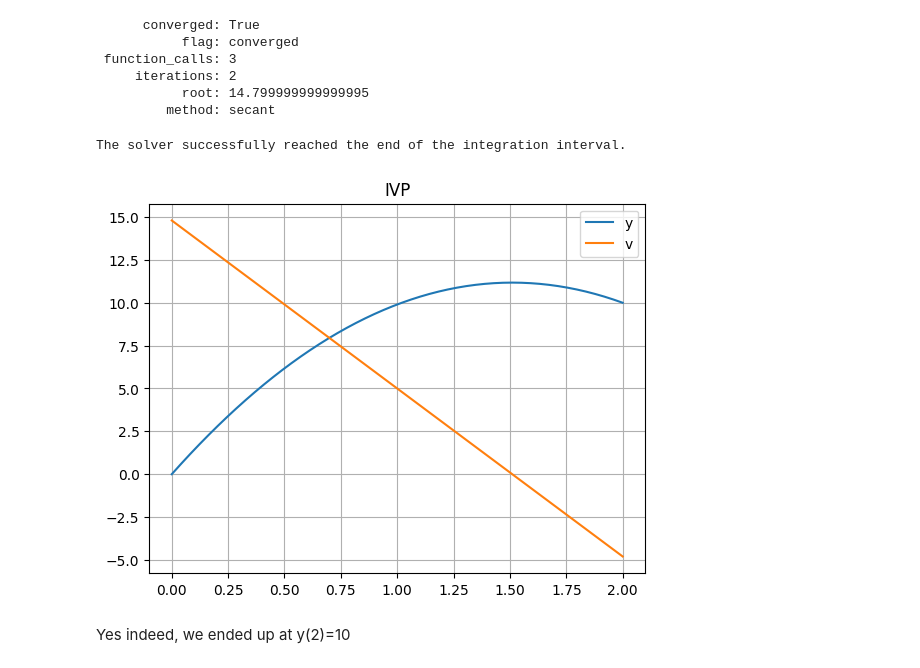
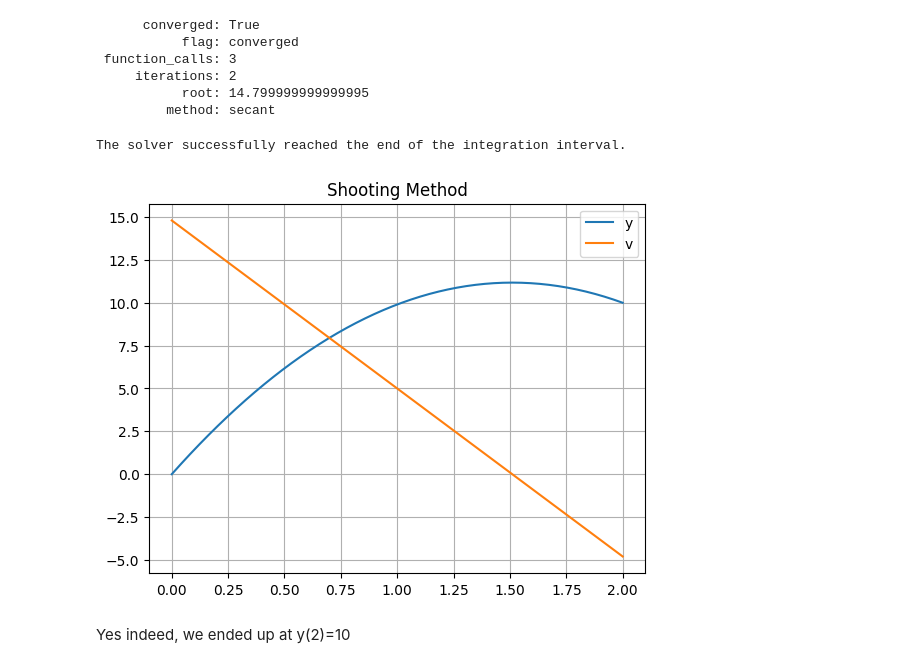
Before and after one commit to mdaugherity/Numerical2024, a Jupyter notebook: ode/Week_10_BVP.ipynb, the cells around one changed output. Saved outputs shown, nothing was run; the diff lists cells and outputs as text; code cells hidden in the pictures.

```diff
--- a/ode/Week_10_BVP.ipynb
+++ b/ode/Week_10_BVP.ipynb
@@ -94,24 +96,24 @@ print(sol)
          method: secant
 # %%
 # Now that we know the right value for vp0, run solve_ivp one final time
-yp0 = sol.root
-y0 = [0, yp0]  # Initial Values
+v0 = sol.root
+y0 = [0, v0]  # Initial Values
 t = np.linspace(0,TMAX, 50)
 ivp = solve_ivp(yprime, [0,TMAX], y0, t_eval = t)
 print(ivp.message)
 
 y = ivp.y[0]
 v = ivp.y[1]
 
 plt.plot(t,y,label='y')
 plt.plot(t,v,label='v')
 plt.legend()
 plt.grid()
-plt.title('IVP')
+plt.title('Shooting Method')
 plt.show()
 # %% [output]
 The solver successfully reached the end of the integration interval.
-[figure, old version]
+[figure, new version]
 # %% [markdown]
 Yes indeed, we ended up at y(2)=10
 # %% [markdown]
```
Also changed, not shown: parts of 24 cells of this notebook.
